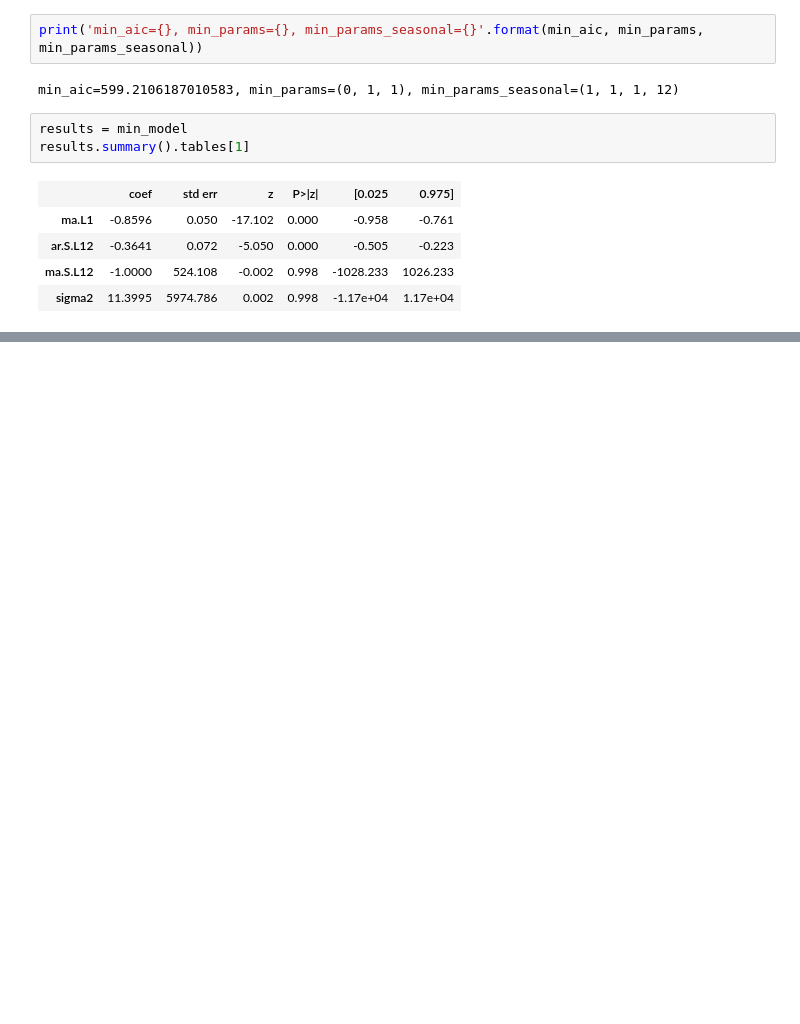
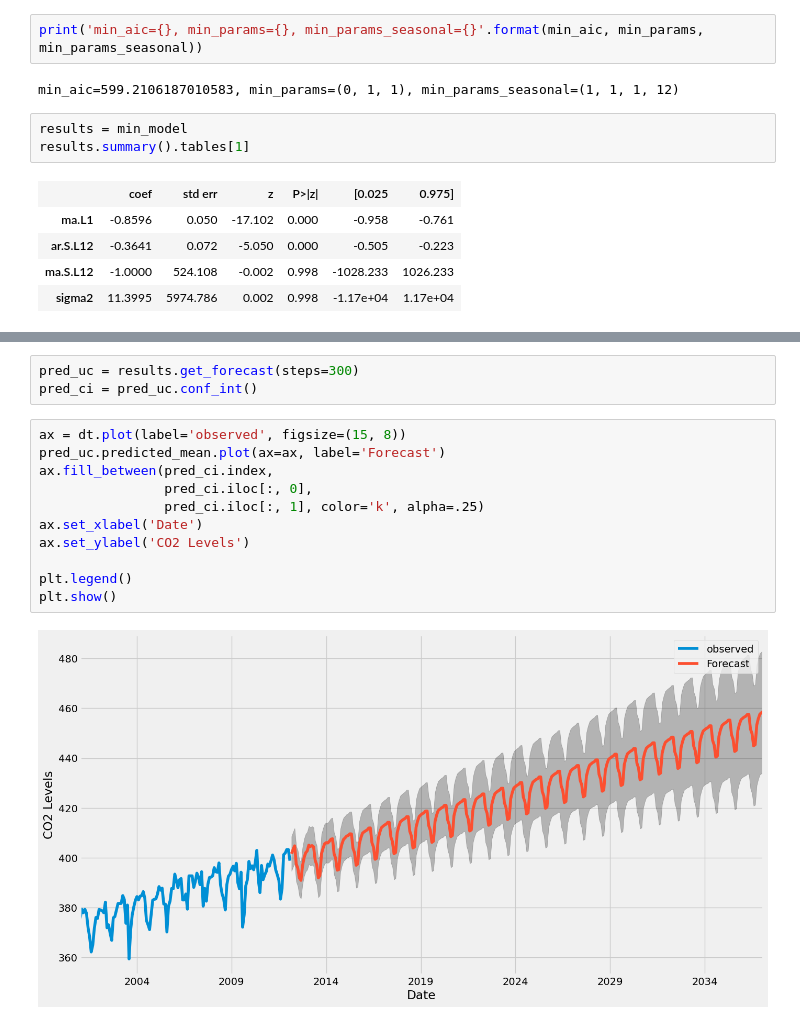
Before and after one commit to mJekal/CO_Data_Anaylsis, a Jupyter notebook: CO2_2001-2011.ipynb, the cells around one changed output, grey strips where cells are left out. Drawn from its saved outputs; the diff is of its cells as text; blank space fills up the shorter version.

```diff
--- a/CO2_2001-2011.ipynb
+++ b/CO2_2001-2011.ipynb
@@ -129,0 +196,16 @@ plt.show()
+# %%
+pred_uc = results.get_forecast(steps=300)
+pred_ci = pred_uc.conf_int()
+# %%
+ax = dt.plot(label='observed', figsize=(15, 8))
+pred_uc.predicted_mean.plot(ax=ax, label='Forecast')
+ax.fill_between(pred_ci.index,
+                pred_ci.iloc[:, 0],
+                pred_ci.iloc[:, 1], color='k', alpha=.25)
+ax.set_xlabel('Date')
+ax.set_ylabel('CO2 Levels')
+
+plt.legend()
+plt.show()
+# %% [output]
+[figure, added]
```
Also changed, not shown: parts of 10 cells of this notebook.
